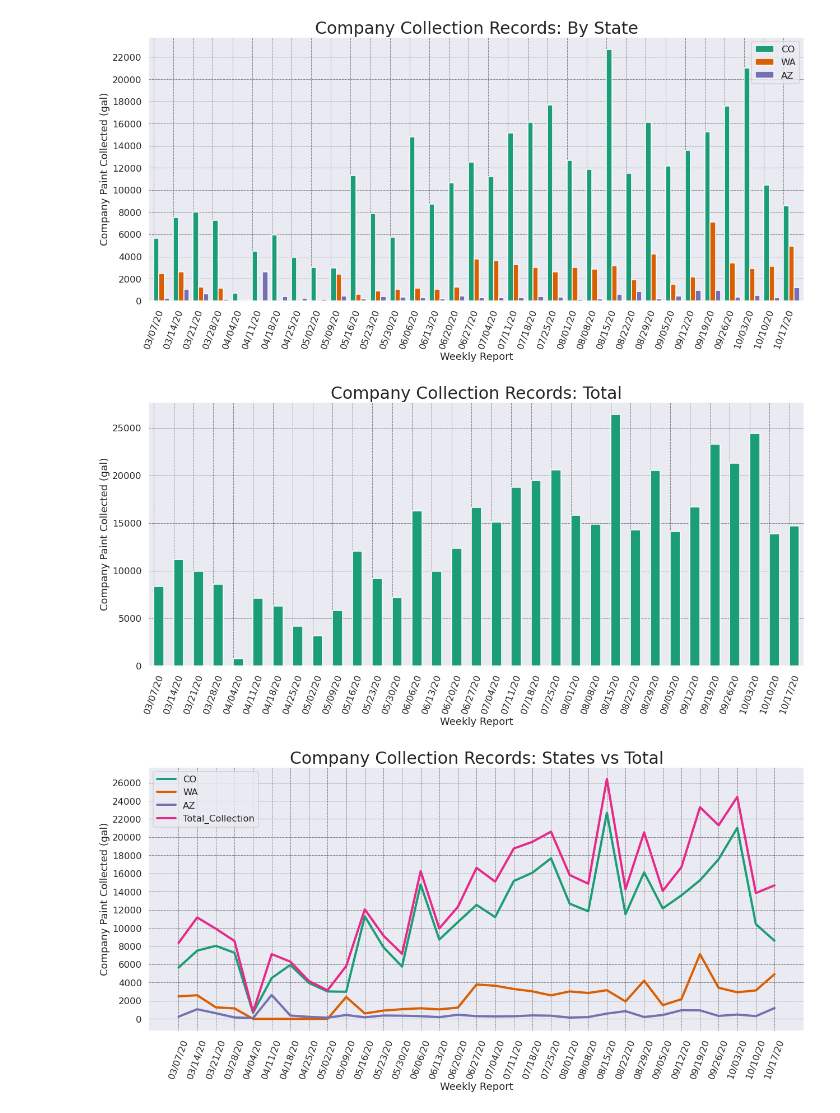
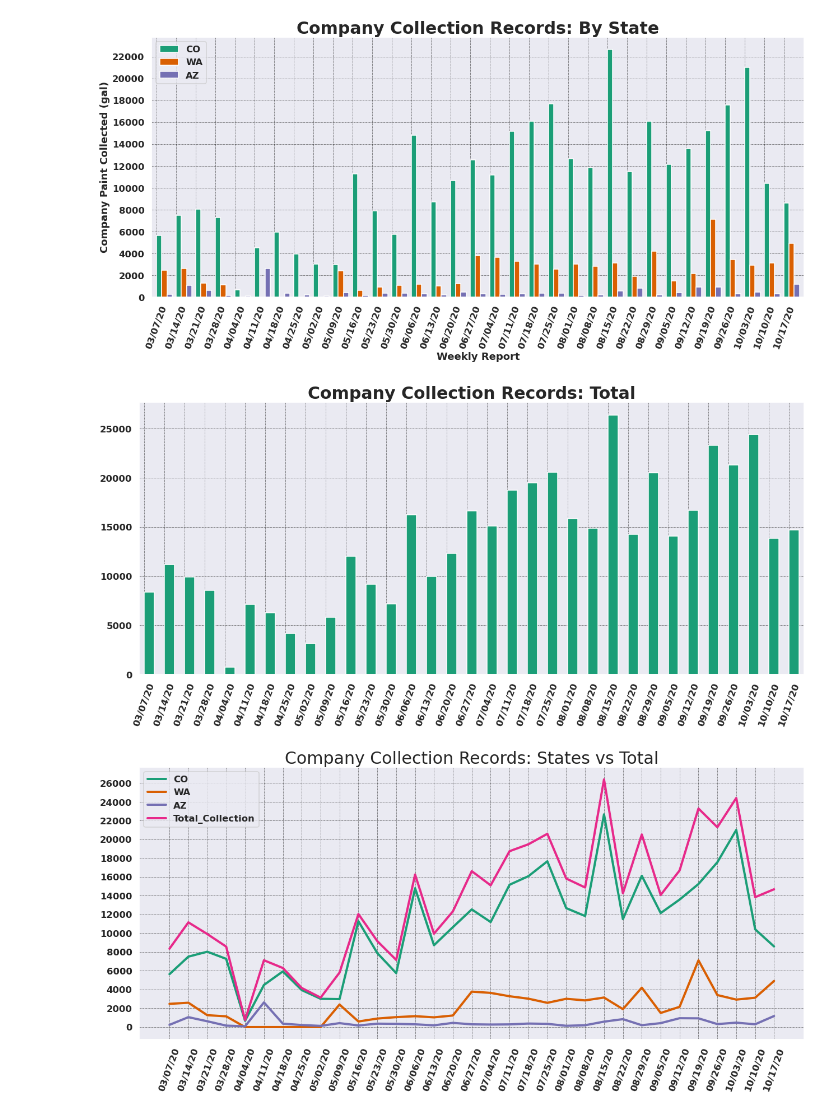
Before and after one commit to ramraider011235/Something-About-Paint-A-New-Industry-is-Born-, a Jupyter notebook: notebooks/final_lab.ipynb, the cells around one changed output. Cells and saved outputs as stored; diff of their text form; code cells hidden in the pictures.

```diff
--- a/notebooks/final_lab.ipynb
+++ b/notebooks/final_lab.ipynb
@@ -4,10 +4,28 @@
 import pandas as pd
 import numpy as np
 import json
+
 import matplotlib
 import matplotlib.pyplot as plt
 plt.style.use('ggplot')
 matplotlib.rcParams.update({'font.size' : 16, 'font.family' : 'sans'})
+SMALL_SIZE = 13
+MEDIUM_SIZE = 18
+BIGGER_SIZE = 25
+plt.rc('font', size = SMALL_SIZE)          # controls default text sizes
+plt.rc('axes', titlesize = MEDIUM_SIZE)     # fontsize of the axes title
+plt.rc('axes', labelsize = MEDIUM_SIZE)    # fontsize of the x and y labels
+plt.rc('xtick', labelsize = SMALL_SIZE)    # fontsize of the tick labels
+plt.rc('ytick', labelsize = SMALL_SIZE)    # fontsize of the tick labels
+plt.rc('legend', fontsize = SMALL_SIZE)    # legend fontsize
+plt.rc('figure', titlesize = BIGGER_SIZE)  # fontsize of the figure title
+
+font = {'family' : 'normal',
+        'weight' : 'bold'}
+matplotlib.rc('font', **font)
+
+plt.rc('axes', linewidth=2)
+
 import scipy as sp
 import scipy.stats as stats
 import seaborn as sns
@@ -122,52 +139,62 @@ def paintCollected():
     x = np.arange(len(paint_collected['CO']))
     y = np.arange(0, int(paint_collected['CO'].max()) + 250, 2000)
     fig = plt.figure(figsize=(18, 9))
-    ax = fig.add_subplot(111, ylabel = 'Company Paint Collected (gal)', xlabel = 'Weekly Report')
+
+    ax = fig.add_subplot(111)
     paint_collected[['CO','WA', 'AZ']].plot(kind = 'bar', ax = ax, width = .8, align = 'edge')
+
+    ax.set_ylabel('Company Paint Collected (gal)', fontweight='bold')
+    ax.set_xlabel('Weekly Report', fontweight='bold')
     ax.set_xticks(x)
-    ax.set_xticklabels(paint_collected['Date'], rotation = 70)
+    ax.set_xticklabels(paint_collected['Date'], rotation = 70, fontweight='bold')
     ax.set_yticks(y)
-    ax.set_title('Company Collection Records: By State', fontsize = 30)
+    ax.set_title('Company Collection Records: By State', fontsize = 30, fontweight='bold')
     plt.grid(color='k', linestyle='-.', linewidth=0.5)
     sns.set(style='darkgrid', context='talk', palette='Dark2')
     plt.tight_layout()
     plt.savefig('/home/gordon/galvanize/capstones/capstone1/images/paint_collected_bar_states.png')
     plt.show()
 
 
     x1 = np.arange(len(paint_collected['Total_Collection']))
     y1 = np.arange(int(paint_collected['Total_Collection'].min()) - 500, int(paint_collected['Total_Collection'].max()) + 500, 1000)
     fig = plt.figure(figsize=(18, 9))
-    ax1 = fig.add_subplot(111, ylabel = 'Company Paint Collected (gal)', xlabel = 'Weekly Report')
+    ax1 = fig.add_subplot(111)
     paint_collected['Total_Collection'].plot(kind = 'bar', ax = ax1, width = 0.5, align = 'edge')
-    ax1.set_xticklabels(paint_collected['Date'], rotation = 70)
-    ax1.set_title('Company Collection Records: Total', fontsize = 30)
+
+    ax.set_ylabel('Company Paint Collected (gal)', fontweight='bold')
+    ax.set_xlabel('Weekly Report', fontweight='bold')
+    ax1.set_xticklabels(paint_collected['Date'], rotation = 70, fontweight='bold')
+    ax1.set_title('Company Collection Records: Total', fontsize = 30, fontweight='bold')
     plt.grid(which="major", color='k', linestyle='-.', linewidth=0.5)
     sns.set(style='darkgrid', context='talk', palette='Dark2')
     plt.tight_layout()
     plt.savefig('/home/gordon/galvanize/capstones/capstone1/images/paint_collected_bar_total.png')
     plt.show()
 
 
     x2 = np.arange(len(paint_collected['Total_Collection']))
     y2 = np.arange(0, int(paint_collected['Total_Collection'].max()) + 250, 2000)
     fig = plt.figure(figsize=(18, 9))
-    ax2 = fig.add_subplot(111, ylabel = 'Company Paint Collected (gal)', xlabel = 'Weekly Report')
+    ax2 = fig.add_subplot(111)
     paint_collected[['CO', 'WA', 'AZ', 'Total_Collection']].plot(ax = ax2, linewidth=4.0)
+
+    ax.set_ylabel('Company Paint Collected (gal)', fontweight='bold')
+    ax.set_xlabel('Weekly Report', fontweight='bold')
     ax2.set_xticks(x2)
     ax2.set_xticklabels(paint_collected['Date'], rotation = 70)
     ax2.set_yticks(y2)
     ax2.set_title('Company Collection Records: States vs Total', fontsize = 30)
     plt.grid(True, which="major", color='k', linestyle='-.', linewidth=0.5)
     sns.set(style='darkgrid', context='talk', palette='Dark2')
     plt.tight_layout()
     plt.savefig('/home/gordon/galvanize/capstones/capstone1/images/paint_collected_line_statesANDtotal.png')
     plt.show();
 paintCollected()
 # %% [output]
-[figure, old version]
+[figure, new version]
-[figure, old version]
+[figure, new version]
-[figure, old version]
+[figure, new version]
 # %%
 ### ### ### ### ### ###    ### ### ### ### ### ###     ### ### ### ### ### ###
 
```
Also changed, not shown: parts of 10 cells of this notebook, 35 other files.
